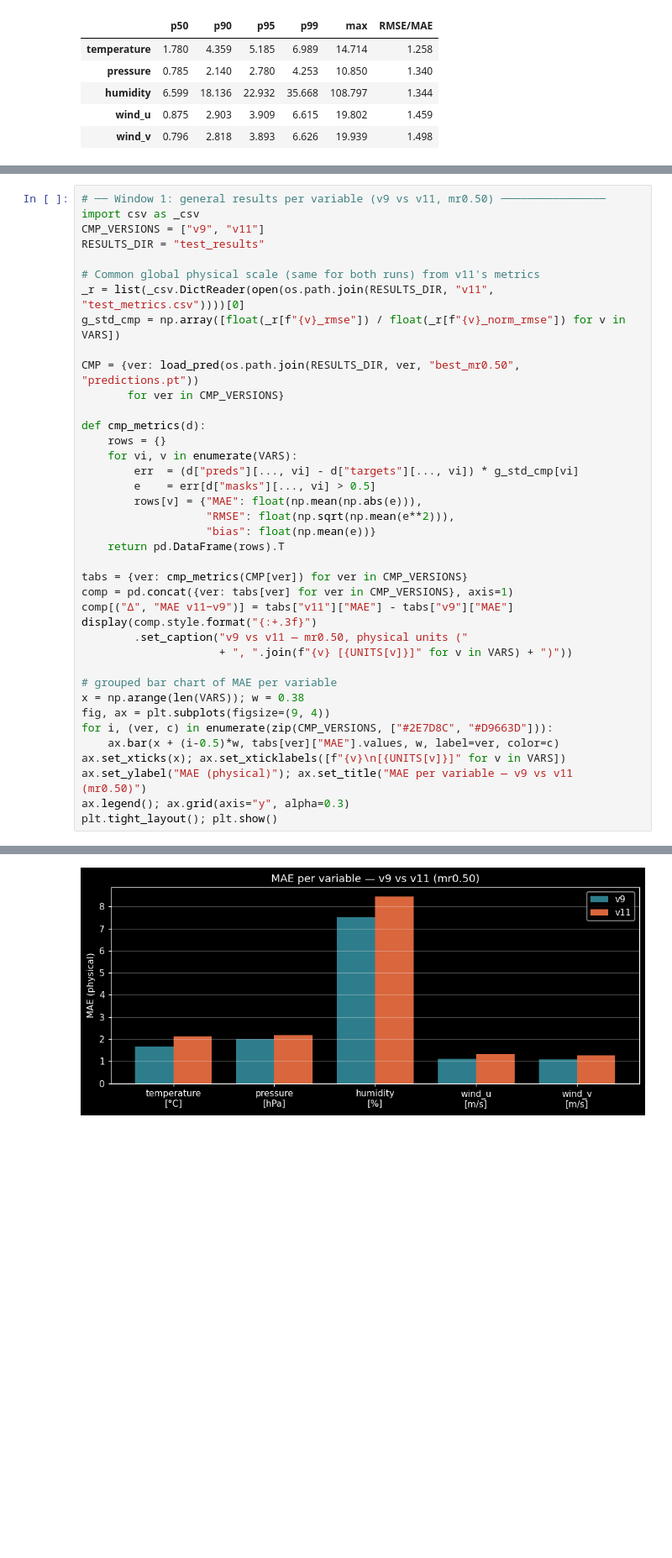
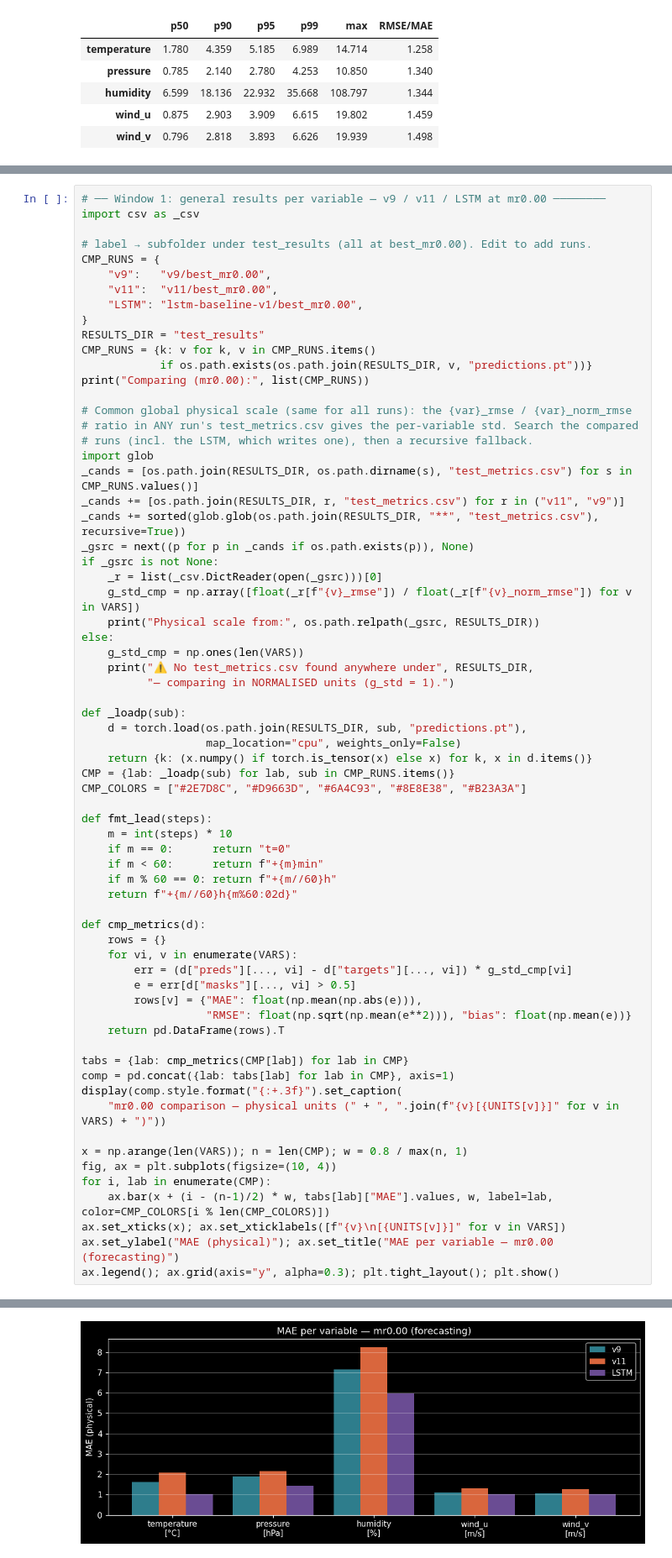
Before and after one commit to aureliedj/weather-station-model-with-transformers, a Jupyter notebook: Station MAE/Test_Results_Exploration.ipynb, the cells around one changed output, grey strips where cells are left out. Shown at 84% size. Saved outputs shown, nothing was run; the diff lists cells and outputs as text; blank space fills up the shorter version.

```diff
--- a/Station MAE/Test_Results_Exploration.ipynb
+++ b/Station MAE/Test_Results_Exploration.ipynb
@@ -305,40 +310,68 @@ fair. *(No v10 in the folder — using v9 and v11.)*
 # %%
-# ── Window 1: general results per variable (v9 vs v11, mr0.50) ────────────────
+# ── Window 1: general results per variable — v9 / v11 / LSTM at mr0.00 ────────
 import csv as _csv
-CMP_VERSIONS = ["v9", "v11"]
+
+# label → subfolder under test_results (all at best_mr0.00). Edit to add runs.
+CMP_RUNS = {
+    "v9":   "v9/best_mr0.00",
+    "v11":  "v11/best_mr0.00",
+    "LSTM": "lstm-baseline-v1/best_mr0.00",
+}
 RESULTS_DIR = "test_results"
+CMP_RUNS = {k: v for k, v in CMP_RUNS.items()
+            if os.path.exists(os.path.join(RESULTS_DIR, v, "predictions.pt"))}
+print("Comparing (mr0.00):", list(CMP_RUNS))
 
-# Common global physical scale (same for both runs) from v11's metrics
-_r = list(_csv.DictReader(open(os.path.join(RESULTS_DIR, "v11", "test_metrics.csv"))))[0]
-g_std_cmp = np.array([float(_r[f"{v}_rmse"]) / float(_r[f"{v}_norm_rmse"]) for v in VARS])
+# Common global physical scale (same for all runs): the {var}_rmse / {var}_norm_rmse
+# ratio in ANY run's test_metrics.csv gives the per-variable std. Search the compared
+# runs (incl. the LSTM, which writes one), then a recursive fallback.
+import glob
+_cands = [os.path.join(RESULTS_DIR, os.path.dirname(s), "test_metrics.csv") for s in CMP_RUNS.values()]
+_cands += [os.path.join(RESULTS_DIR, r, "test_metrics.csv") for r in ("v11", "v9")]
+_cands += sorted(glob.glob(os.path.join(RESULTS_DIR, "**", "test_metrics.csv"), recursive=True))
+_gsrc = next((p for p in _cands if os.path.exists(p)), None)
+if _gsrc is not None:
+    _r = list(_csv.DictReader(open(_gsrc)))[0]
+    g_std_cmp = np.array([float(_r[f"{v}_rmse"]) / float(_r[f"{v}_norm_rmse"]) for v in VARS])
+    print("Physical scale from:", os.path.relpath(_gsrc, RESULTS_DIR))
+else:
+    g_std_cmp = np.ones(len(VARS))
+    print("⚠️ No test_metrics.csv found anywhere under", RESULTS_DIR,
+          "— comparing in NORMALISED units (g_std = 1).")
 
-CMP = {ver: load_pred(os.path.join(RESULTS_DIR, ver, "best_mr0.50", "predictions.pt"))
-       for ver in CMP_VERSIONS}
+def _loadp(sub):
+    d = torch.load(os.path.join(RESULTS_DIR, sub, "predictions.pt"),
+                   map_location="cpu", weights_only=False)
+    return {k: (x.numpy() if torch.is_tensor(x) else x) for k, x in d.items()}
+CMP = {lab: _loadp(sub) for lab, sub in CMP_RUNS.items()}
+CMP_COLORS = ["#2E7D8C", "#D9663D", "#6A4C93", "#8E8E38", "#B23A3A"]
+
+def fmt_lead(steps):
+    m = int(steps) * 10
+    if m == 0:      return "t=0"
+    if m < 60:      return f"+{m}min"
+    if m % 60 == 0: return f"+{m//60}h"
+    return f"+{m//60}h{m%60:02d}"
 
 def cmp_metrics(d):
     rows = {}
     for vi, v in enumerate(VARS):
-        err  = (d["preds"][..., vi] - d["targets"][..., vi]) * g_std_cmp[vi]
-        e    = err[d["masks"][..., vi] > 0.5]
+        err = (d["preds"][..., vi] - d["targets"][..., vi]) * g_std_cmp[vi]
+        e = err[d["masks"][..., vi] > 0.5]
         rows[v] = {"MAE": float(np.mean(np.abs(e))),
-                   "RMSE": float(np.sqrt(np.mean(e**2))),
-                   "bias": float(np.mean(e))}
+                   "RMSE": float(np.sqrt(np.mean(e**2))), "bias": float(np.mean(e))}
     return pd.DataFrame(rows).T
 
-tabs = {ver: cmp_metrics(CMP[ver]) for ver in CMP_VERSIONS}
-comp = pd.concat({ver: tabs[ver] for ver in CMP_VERSIONS}, axis=1)
-comp[("Δ", "MAE v11−v9")] = tabs["v11"]["MAE"] - tabs["v9"]["MAE"]
-display(comp.style.format("{:+.3f}")
-        .set_caption("v9 vs v11 — mr0.50, physical units ("
-                     + ", ".join(f"{v} [{UNITS[v]}]" for v in VARS) + ")"))
+tabs = {lab: cmp_metrics(CMP[lab]) for lab in CMP}
+comp = pd.concat({lab: tabs[lab] for lab in CMP}, axis=1)
+display(comp.style.format("{:+.3f}").set_caption(
+    "mr0.00 comparison — physical units (" + ", ".join(f"{v}[{UNITS[v]}]" for v in VARS) + ")"))
 
-# grouped bar chart of MAE per variable
-x = np.arange(len(VARS)); w = 0.38
-fig, ax = plt.subplots(figsize=(9, 4))
-for i, (ver, c) in enumerate(zip(CMP_VERSIONS, ["#2E7D8C", "#D9663D"])):
-    ax.bar(x + (i-0.5)*w, tabs[ver]["MAE"].values, w, label=ver, color=c)
+x = np.arange(len(VARS)); n = len(CMP); w = 0.8 / max(n, 1)
+fig, ax = plt.subplots(figsize=(10, 4))
+for i, lab in enumerate(CMP):
+    ax.bar(x + (i - (n-1)/2) * w, tabs[lab]["MAE"].values, w, label=lab, color=CMP_COLORS[i % len(CMP_COLORS)])
 ax.set_xticks(x); ax.set_xticklabels([f"{v}\n[{UNITS[v]}]" for v in VARS])
-ax.set_ylabel("MAE (physical)"); ax.set_title("MAE per variable — v9 vs v11 (mr0.50)")
-ax.legend(); ax.grid(axis="y", alpha=0.3)
-plt.tight_layout(); plt.show()
+ax.set_ylabel("MAE (physical)"); ax.set_title("MAE per variable — mr0.00 (forecasting)")
+ax.legend(); ax.grid(axis="y", alpha=0.3); plt.tight_layout(); plt.show()
 # %% [output]
@@ -353,2 +388,2 @@ v9 vs v11 — mr0.50, physical units (temperature [°C], pressure [hPa], humidit
-[figure, old version]
+[figure, new version]
 # %%
```
Also changed, not shown: parts of 5 cells of this notebook, 5 other files.
